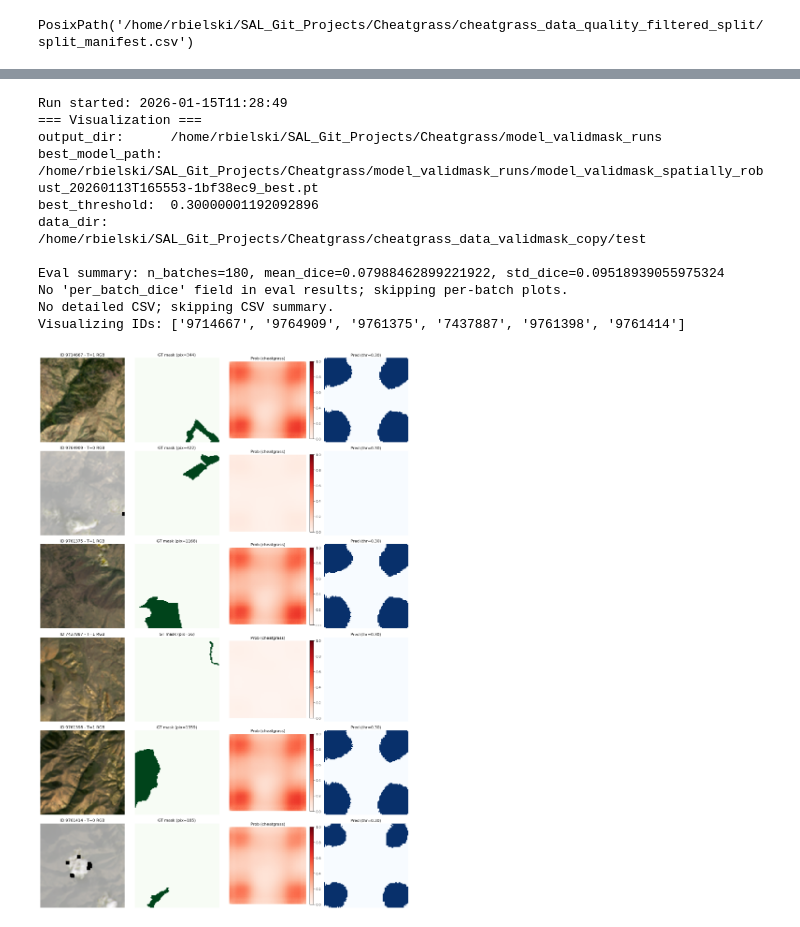
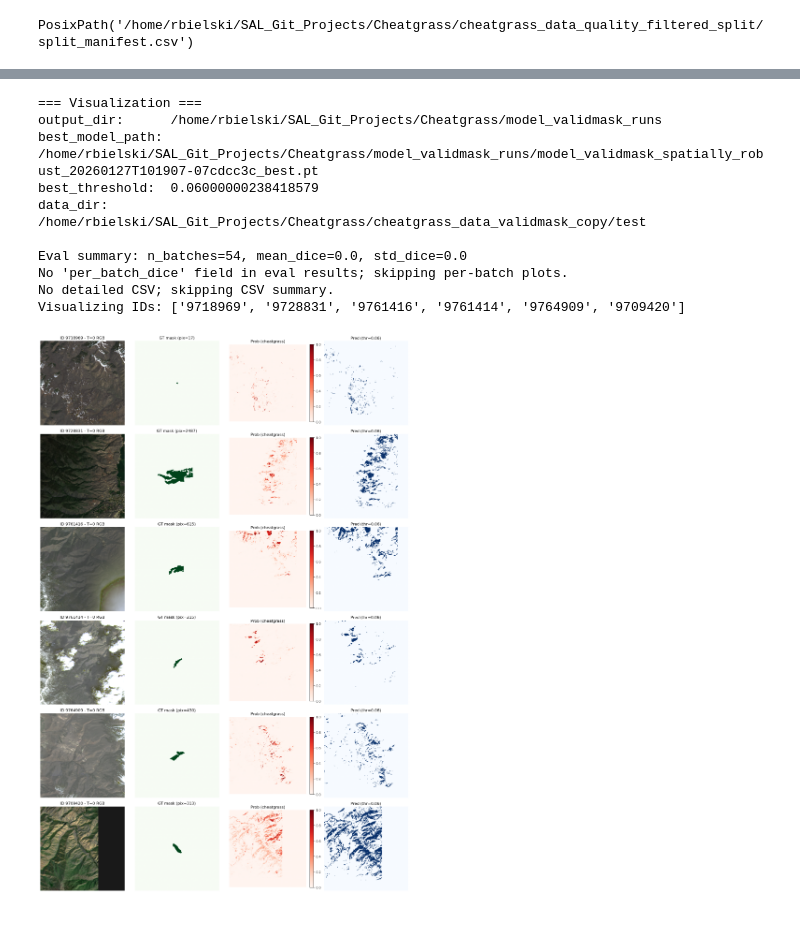
Before and after one commit to rmbielski/SAL_Git_Projects, a Jupyter notebook: Cheatgrass/Cheatgrass_Pipeline_Runner.ipynb, the cells around one changed output, grey strips where cells are left out. Cells and saved outputs as stored; diff of their text form; code cells hidden in the pictures.

Commit message:
Refactor code structure for improved readability and maintainability. NEW MODEL RUN WITH NO SPATIAL CONTEXT, ONLY PIXEL LEVEL CONTEXT. PERFORMED BAD BUT AT LEAST NOT GENERALIZING SPATIALLY.

```diff
--- a/Cheatgrass/Cheatgrass_Pipeline_Runner.ipynb
+++ b/Cheatgrass/Cheatgrass_Pipeline_Runner.ipynb
@@ -416,16 +416,14 @@ cfg_eval = ModelConfig(
     batch_size=1,
     learning_rate=1e-4,
     epochs=1,
-    hidden_dim=512,
+    hidden_dim=256,
     lstm_layers=2,
     lstm_dropout=0.1,
     attn_heads=16,
     input_bands=C,
     train_val_split_size=0.2,
-    training_window_size=96,
+    training_window_size=256,
     enable_augmentation=False,
-    train_crops_per_sample=1,
-    validation_crops_per_sample=1,
     train_negative_crop_prob=0.0,
     validation_negative_crop_prob=0.0,
     eval_negative_crop_prob=0.0,
@@ -440,6 +438,5 @@ results = evaluate(
     model_path=best_model_path,
     test_ids=test_ids,
     threshold=best_threshold,
-    crops_per_sample=20,
 )
 # %% [output]
@@ -454,26 +451,30 @@ Found 18 test IDs
 # %%
 # visualize eval + samples
 from pathlib import Path
 from cheatgrass_viz import visualize_eval_and_samples
+
+
+# Override for full-frame viz
+cfg_eval.training_window_size = 256
+cfg_eval.enable_augmentation = False
 
 visualize_eval_and_samples(
     cfg=cfg_eval,
     best_model_path=best_model_path,
     best_threshold=best_threshold,
     test_ids=test_ids,
     eval_results=results,
     max_examples=6,
 )
 # %% [output]
-Run started: 2026-01-15T11:28:49
 === Visualization ===
 output_dir:      /home/rbielski/SAL_Git_Projects/Cheatgrass/model_validmask_runs
-best_model_path: /home/rbielski/SAL_Git_Projects/Cheatgrass/model_validmask_runs/model_validmask_spatially_robust_20260113T165553-1bf38ec9_best.pt
-best_threshold:  0.30000001192092896
+best_model_path: /home/rbielski/SAL_Git_Projects/Cheatgrass/model_validmask_runs/model_validmask_spatially_robust_20260127T101907-07cdcc3c_best.pt
+best_threshold:  0.06000000238418579
 data_dir:        /home/rbielski/SAL_Git_Projects/Cheatgrass/cheatgrass_data_validmask_copy/test
 
-Eval summary: n_batches=180, mean_dice=0.07988462899221922, std_dice=0.09518939055975324
+Eval summary: n_batches=54, mean_dice=0.0, std_dice=0.0
 No 'per_batch_dice' field in eval results; skipping per-batch plots.
 No detailed CSV; skipping CSV summary.
-Visualizing IDs: ['9714667', '9764909', '9761375', '7437887', '9761398', '9761414']
+Visualizing IDs: ['9718969', '9728831', '9761416', '9761414', '9764909', '9709420']
-[figure, old version]
+[figure, new version]
```
Also changed, not shown: parts of 4 cells of this notebook, 3 other files.
